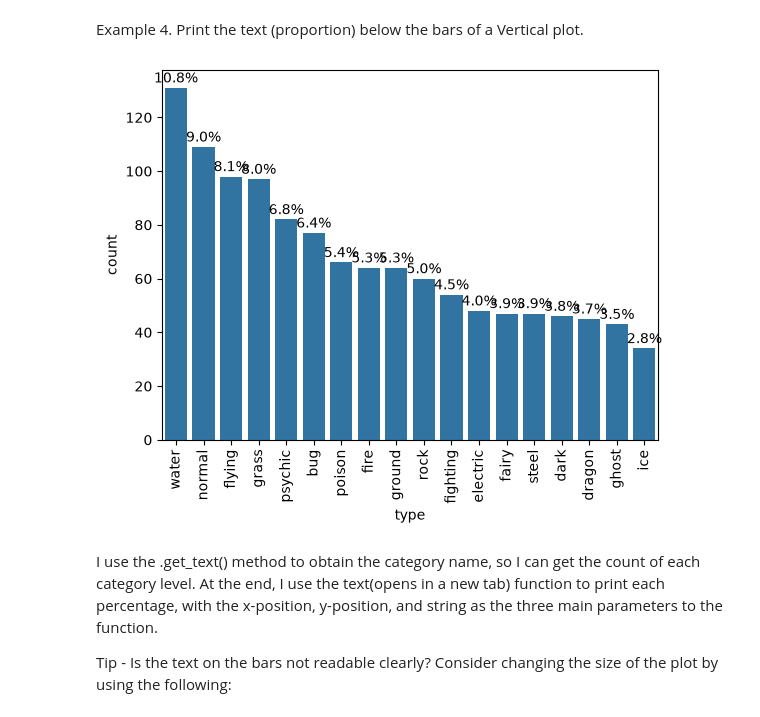
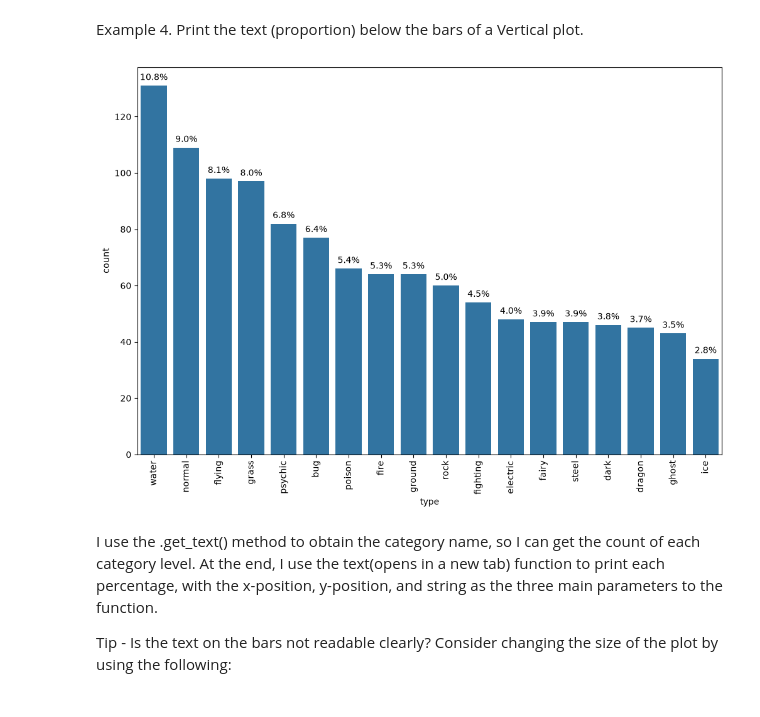
Before and after one commit to jjacque1/Learning-Numpy-in-JupyterNotebooks, a Jupyter notebook: bar_chart.ipynb, the cells around one changed output. Saved outputs shown, nothing was run; the diff lists cells and outputs as text; code cells hidden in the pictures.

```diff
--- a/bar_chart.ipynb
+++ b/bar_chart.ipynb
@@ -390,6 +390,9 @@ Rather than plotting the data on a relative frequency scale, you might use text
 # %% [markdown]
 Example 3. Print the text (proportion) on the bars of a horizontal plot.
 # %%
+from matplotlib import rcParams
+rcParams['figure.figsize'] = 12, 8
+
 # Considering the same chart from the Example 1 above, print the text (proportion) on the bars
 
 sb.countplot(data=pkmn_types, y='type', order=type_order)
@@ -410,28 +413,31 @@ for i in range (type_counts.shape[0]):
 # %% [markdown]
 Example 4. Print the text (proportion) below the bars of a Vertical plot.
 # %%
+from matplotlib import rcParams
+rcParams['figure.figsize'] = 12, 8
+
 # Considering the same chart from the Example 1 above, print the text (proportion) BELOW the bars
 base_color = sb.color_palette()[0]
 sb.countplot(data=pkmn_types, x='type', color=base_color, order=type_order)
 
 
 # Recalculating the type_counts just to have clarity.
 type_counts = pkmn_types['type'].value_counts()
 
 # get the current tick locations and labels
 locs, labels = plt.xticks(rotation=90)
 
 # loop through each pair of locations and labels
 for loc, label in zip(locs, labels):
 
     # get the text property for the label to get the correct count
     count = type_counts[label.get_text()]
     pct_string = '{:0.1f}%'.format(100*count/n_pokemon)
 
     # print the annotation just below the top of the bar
     plt.text(loc, count+2, pct_string, ha = 'center', color = 'black')
 # %% [output]
-[figure, old version]
+[figure, new version]
 # %% [markdown]
 I use the .get_text() method to obtain the category name, so I can get the count of each category level. At the end, I use the text(opens in a new tab) function to print each percentage, with the x-position, y-position, and string as the three main parameters to the function.
 
```
Also changed, not shown: parts of 1 cell of this notebook.
